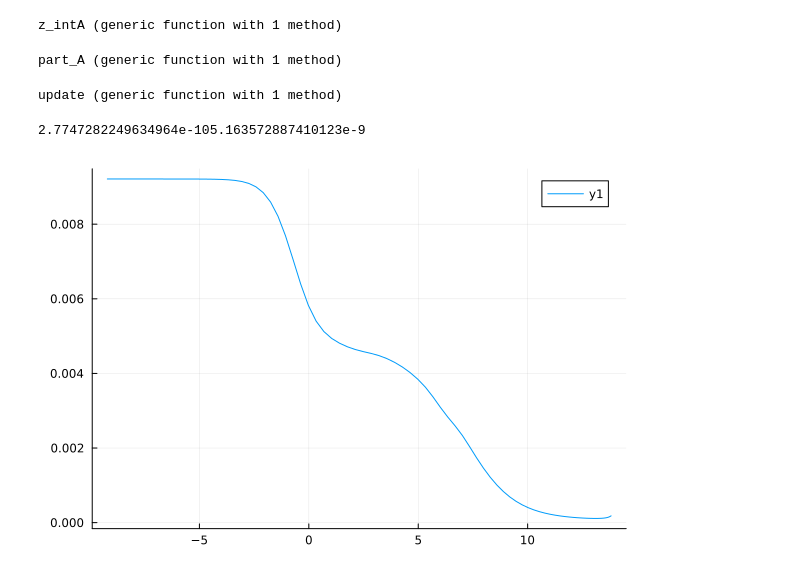
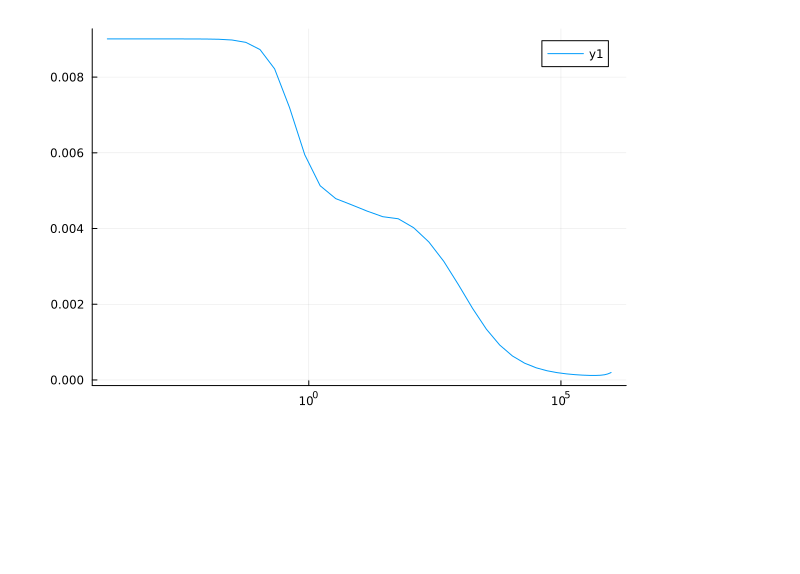
Before and after one commit to GestoerterOszillator/Maris-Tandy, a Jupyter notebook: Maris-Tandy.ipynb, the cells around one changed output. Cells and saved outputs as stored; diff of their text form; code cells hidden in the pictures; blank space fills up the shorter version.

```diff
--- a/Maris-Tandy.ipynb
+++ b/Maris-Tandy.ipynb
@@ -24,8 +22,8 @@ pk(p, q, z) = p^2 - p*q*z
 qk(p, q, z) = p*q*z - q^2
 k2(p, q, z) = p^2 + q^2 - 2*p*q*z;
 # %%
-x, w_t = gausslegendre(100)
-z, w_z = gausschebyshevu(100) # Chebyshev second kind
+x, w_t = gausslegendre(50)
+z, w_z = gausschebyshevu(20) # Chebyshev second kind
 t = 0.5 * (log(Lambda2) - log(epsilon2)) * x .+ 0.5 * (log(Lambda2) + log(epsilon2));
 # %%
 A = 0.3 .* rand(length(t)) .+ 1.3
@@ -44,9 +42,7 @@ function z_intA(t_i, p2)
     k2_here = k2.(sqrt(p2), exp(t_i/2), z)
     integrand = @. w_z * ( sqrt(p2)*exp(t_i/2)*z + 2*pk(sqrt(p2), exp(t_i/2), z)*qk(sqrt(p2), exp(t_i/2), z)/k2_here ) * G(k2_here) / k2_here * (Lambda_PV^2 / (k2_here + Lambda_PV^2))
     return sum(integrand)
-end
+end;
-# %% [output]
-z_intA (generic function with 1 method)
 # %%
 function part_B(p2)
     Z_2 = 1 - A[mu_i]
@@ -59,27 +55,25 @@ function part_A(p2)
     Z_2 = 1 - A[mu_i]
     integrand = @. w_t * exp(2*t) * A / (exp(t) * A + B) * z_intA(t, p2)
     return Z_2 + Z_2^2 * 4/(3*(2pi)^3) * sum( integrand )
-end
+end;
-# %% [output]
-part_A (generic function with 1 method)
 # %%
 function update(A,B)
-    alpha = 0.2
+    alpha = 0.5
     first = part_B.(exp.(t))
     second = part_A.(exp.(t))
     max_A = maximum(abs.(A .- second))
     max_B = maximum(abs.(B .- first))
-    println(max_A, max_B)
-    return alpha .* second .+ (1-alpha) .* A, alpha .* first .+ (1-alpha) .* B
-end
+    return alpha .* second .+ (1-alpha) .* A, alpha .* first .+ (1-alpha) .* B, max(max_A, max_B)
+end;
-# %% [output]
-update (generic function with 1 method)
 # %%
-A,B = update(A,B)
+for i in 1:20
+    A,B, maxerr = update(A,B)
+    if maxerr < 1e-6
+        break
+    end
+end
 
-
-plot(t, B./A)
+plot(exp.(t), B./A, xaxis=:log10)
 # %% [output]
-2.7747282249634964e-105.163572887410123e-9
-[figure, old version]
+[figure, new version]
 # %%
```
Also changed, not shown: parts of 3 cells of this notebook.
